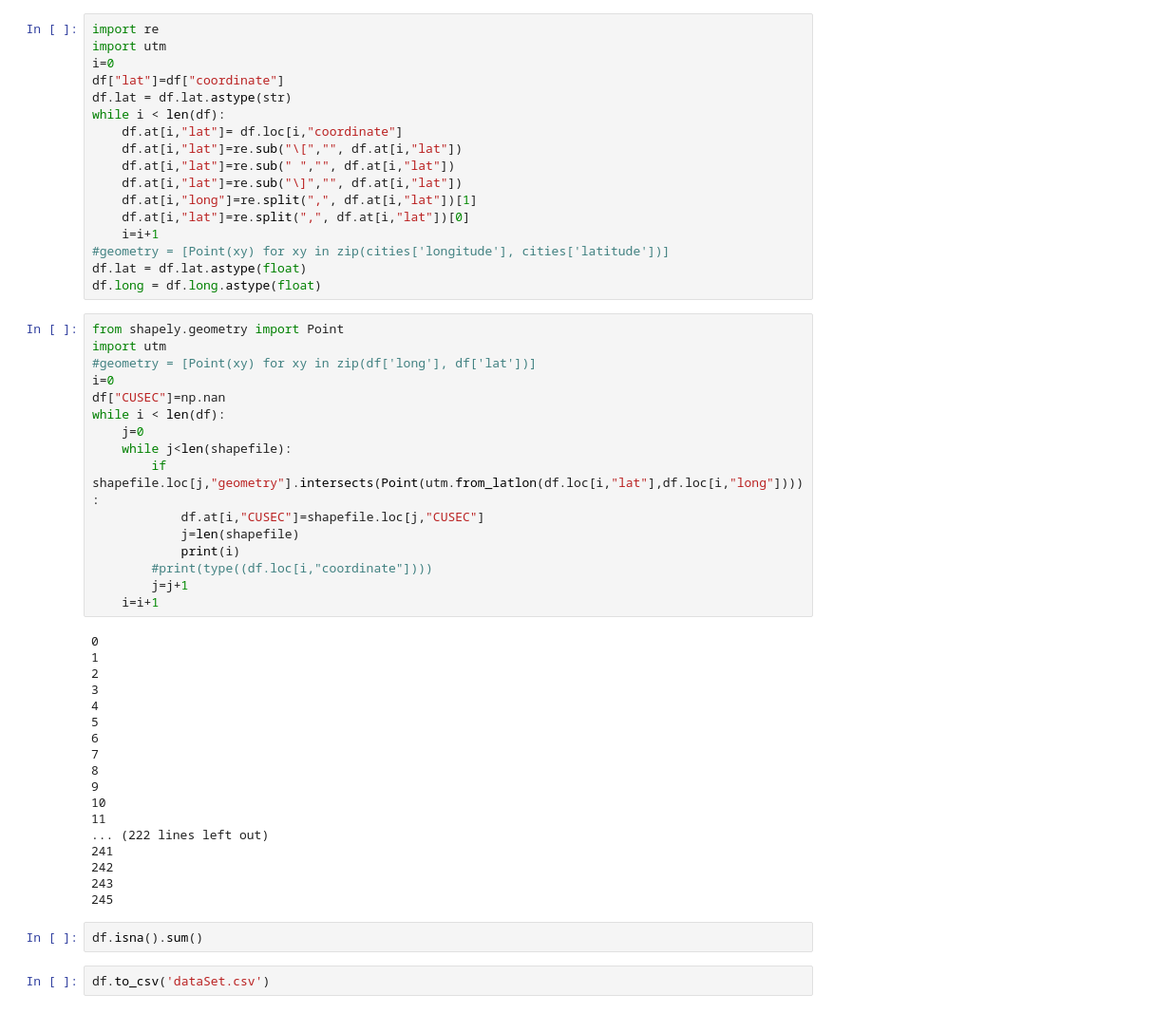
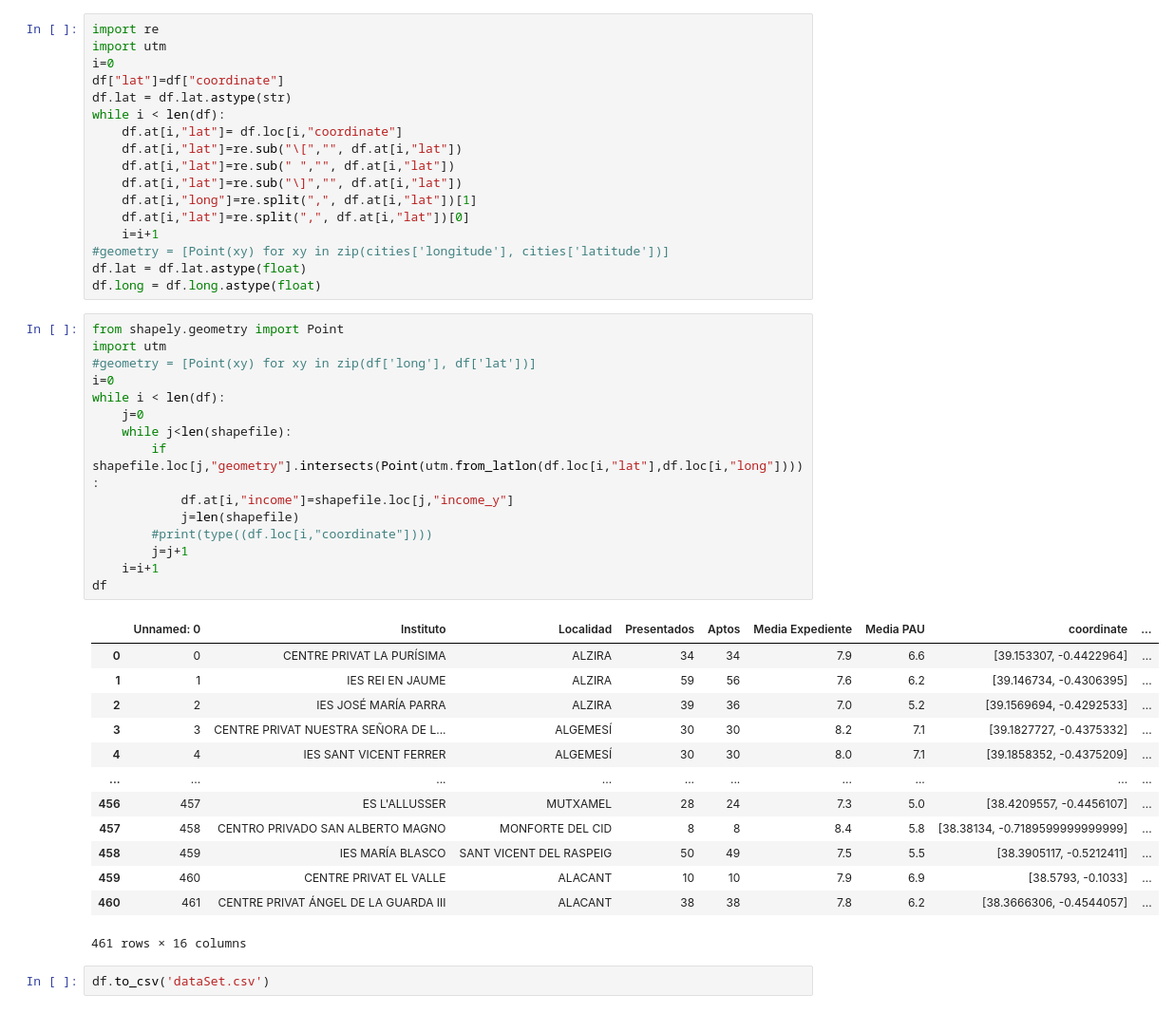
Before and after one commit to Domyy95/CDA, a Jupyter notebook: income_per_section/Income_Per_Section.ipynb, the cells around one changed output. Shown: that part at 95% size. Drawn from its saved outputs; the diff is of its cells as text.

```diff
--- a/income_per_section/Income_Per_Section.ipynb
+++ b/income_per_section/Income_Per_Section.ipynb
@@ -119,38 +119,31 @@ df.long = df.long.astype(float)
 # %%
 from shapely.geometry import Point
 import utm
 #geometry = [Point(xy) for xy in zip(df['long'], df['lat'])]
 i=0
-df["CUSEC"]=np.nan
 while i < len(df):
     j=0
     while j<len(shapefile):
         if shapefile.loc[j,"geometry"].intersects(Point(utm.from_latlon(df.loc[i,"lat"],df.loc[i,"long"]))):
-            df.at[i,"CUSEC"]=shapefile.loc[j,"CUSEC"]
+            df.at[i,"income"]=shapefile.loc[j,"income_y"]
             j=len(shapefile)
-            print(i)
         #print(type((df.loc[i,"coordinate"])))
         j=j+1
     i=i+1
+df
 # %% [output]
+|  | Unnamed: 0 | Instituto | Localidad | Presentados | Aptos | Media Expediente | Media PAU | coordinate | ... |
+| 0 | 0 | CENTRE PRIVAT LA PURÍSIMA | ALZIRA | 34 | 34 | 7.9 | 6.6 | [39.153307, -0.4422964] | ... |
+| 1 | 1 | IES REI EN JAUME | ALZIRA | 59 | 56 | 7.6 | 6.2 | [39.146734, -0.4306395] | ... |
+| 2 | 2 | IES JOSÉ MARÍA PARRA | ALZIRA | 39 | 36 | 7.0 | 5.2 | [39.1569694, -0.4292533] | ... |
+| 3 | 3 | CENTRE PRIVAT NUESTRA SEÑORA DE L... | ALGEMESÍ | 30 | 30 | 8.2 | 7.1 | [39.1827727, -0.4375332] | ... |
+| 4 | 4 | IES SANT VICENT FERRER | ALGEMESÍ | 30 | 30 | 8.0 | 7.1 | [39.1858352, -0.4375209] | ... |
+| ... | ... | ... | ... | ... | ... | ... | ... | ... | ... |
+| 456 | 457 | ES L'ALLUSSER | MUTXAMEL | 28 | 24 | 7.3 | 5.0 | [38.4209557, -0.4456107] | ... |
+| 457 | 458 | CENTRO PRIVADO SAN ALBERTO MAGNO | MONFORTE DEL CID | 8 | 8 | 8.4 | 5.8 | [38.38134, -0.7189599999999999] | ... |
+| 458 | 459 | IES MARÍA BLASCO | SANT VICENT DEL RASPEIG | 50 | 49 | 7.5 | 5.5 | [38.3905117, -0.5212411] | ... |
+| 459 | 460 | CENTRE PRIVAT EL VALLE | ALACANT | 10 | 10 | 7.9 | 6.9 | [38.5793, -0.1033] | ... |
+| 460 | 461 | CENTRE PRIVAT ÁNGEL DE LA GUARDA III | ALACANT | 38 | 38 | 7.8 | 6.2 | [38.3666306, -0.4544057] | ... |
-0
-1
-2
-3
-4
-5
-6
-7
-8
-9
-10
-11
-... (222 lines left out)
-241
-242
-243
-245
+461 rows × 16 columns
-# %%
-df.isna().sum()
 # %%
 df.to_csv('dataSet.csv')
```
Also changed, not shown: parts of 1 cell of this notebook, 2 other files.
